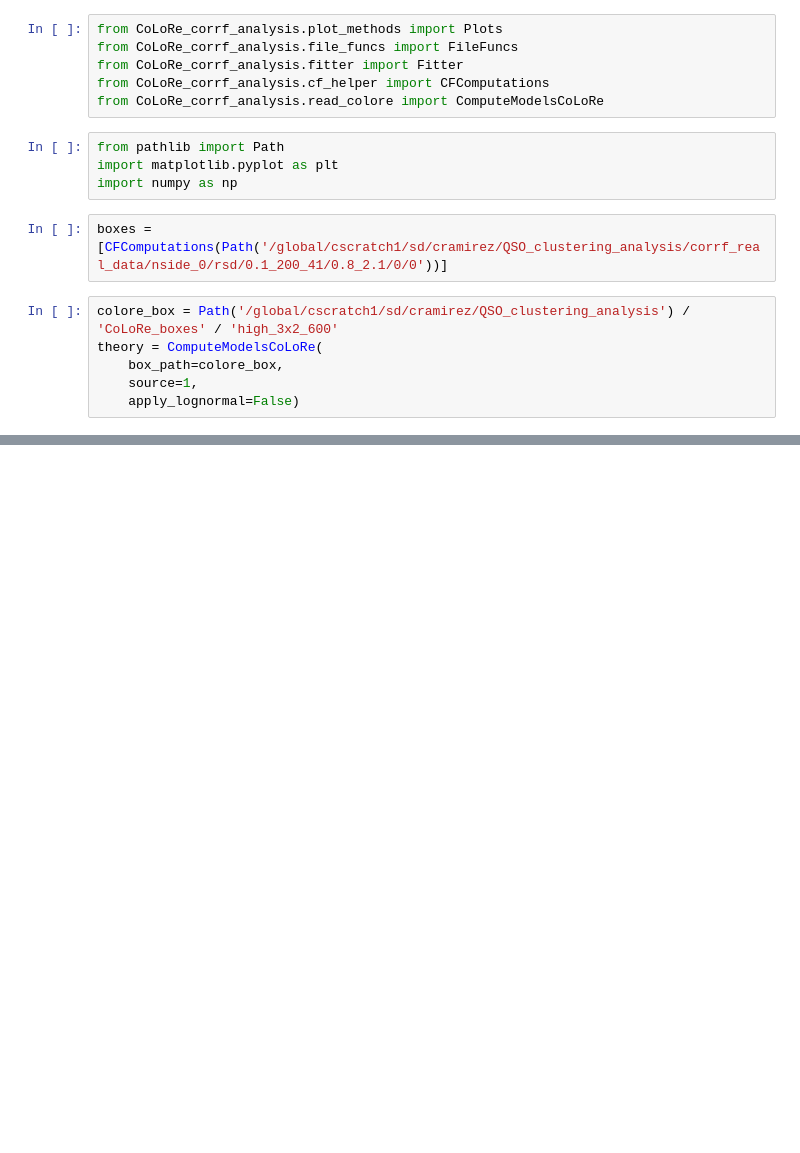
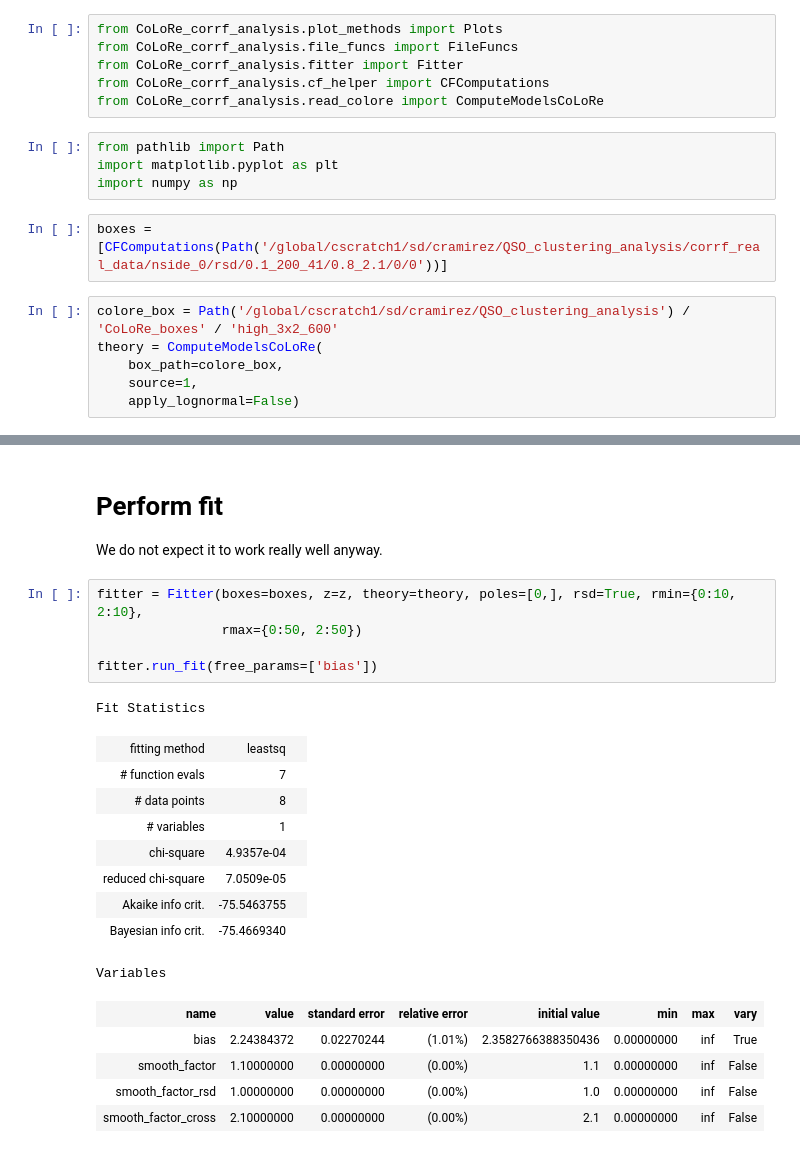
Before and after one commit to cramirezpe/QSO_clustering_analysis, a Jupyter notebook: DESI_SV3_data/plot_corrs.ipynb, the cells around one changed output, grey strips where cells are left out. Saved outputs shown, nothing was run; the diff lists cells and outputs as text; blank space fills up the shorter version.

Commit message:
added fitter to notebook

```diff
--- a/DESI_SV3_data/plot_corrs.ipynb
+++ b/DESI_SV3_data/plot_corrs.ipynb
@@ -36,3 +36,28 @@ Plots.plot_data(pole, boxes, ax=ax, plot_args=dict(fmt='-', marker='o', markersi
 Plots.plot_theory(pole, z=z, theory=theory, ax=ax, rsd=True, no_labels=True)
 # %% [output]
 [interactive output not drawn]
+# %% [markdown]
+# Perform fit
+
+We do not expect it to work really well anyway.
+# %%
+fitter = Fitter(boxes=boxes, z=z, theory=theory, poles=[0,], rsd=True, rmin={0:10, 2:10},
+                rmax={0:50, 2:50})
+
+fitter.run_fit(free_params=['bias'])
+# %% [output]
+Fit Statistics
+| fitting method | leastsq |  |
+| # function evals | 7 |  |
+| # data points | 8 |  |
+| # variables | 1 |  |
+| chi-square | 4.9357e-04 |  |
+| reduced chi-square | 7.0509e-05 |  |
+| Akaike info crit. | -75.5463755 |  |
+| Bayesian info crit. | -75.4669340 |  |
+Variables
+| name | value | standard error | relative error | initial value | min | max | vary |
+| bias | 2.24384372 | 0.02270244 | (1.01%) | 2.3582766388350436 | 0.00000000 | inf | True |
+| smooth_factor | 1.10000000 | 0.00000000 | (0.00%) | 1.1 | 0.00000000 | inf | False |
+| smooth_factor_rsd | 1.00000000 | 0.00000000 | (0.00%) | 1.0 | 0.00000000 | inf | False |
+| smooth_factor_cross | 2.10000000 | 0.00000000 | (0.00%) | 2.1 | 0.00000000 | inf | False |
```
Also changed, not shown: parts of 2 cells of this notebook.
